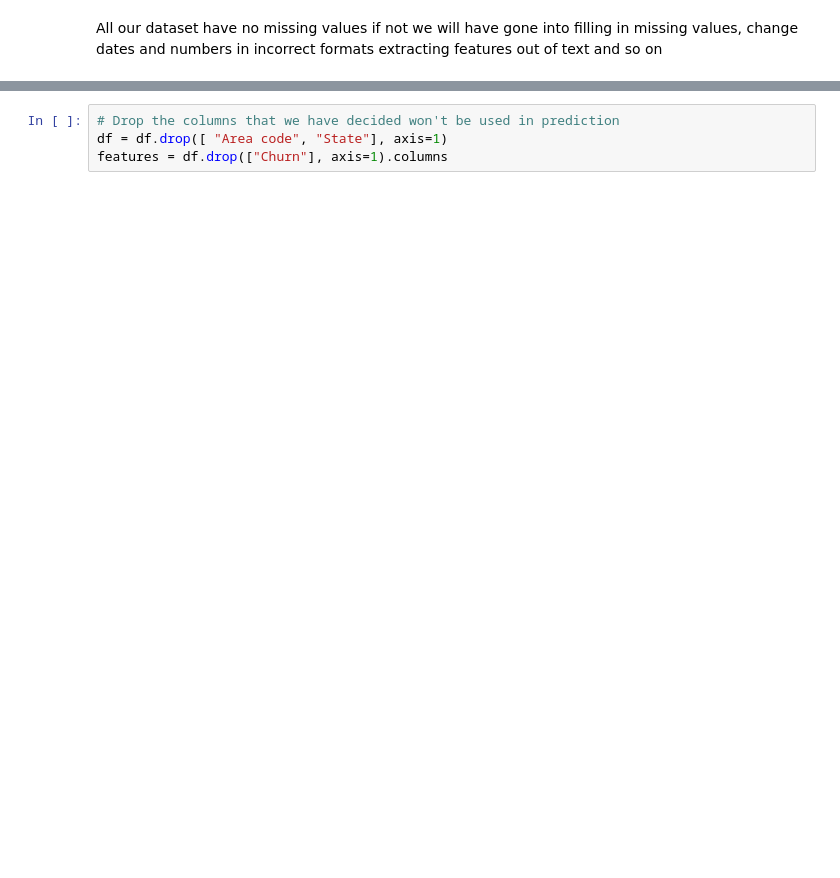
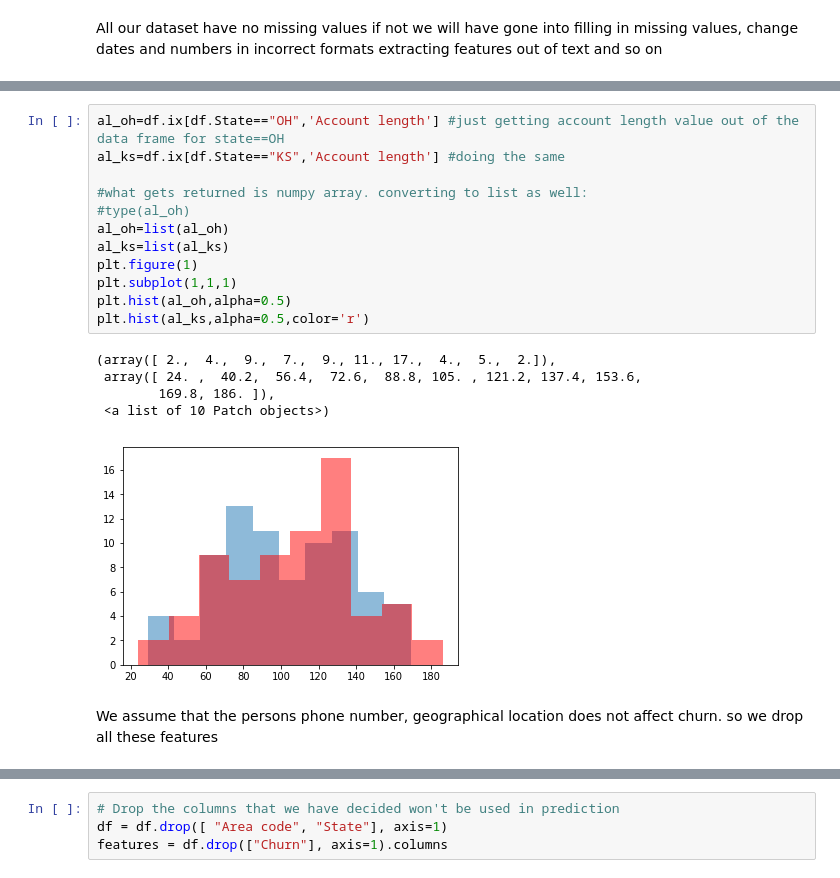
Before and after one commit to constantinembufung/Predicting-Customer-Churn, a Jupyter notebook: Predicting Customer Churn in Telecom Industry.ipynb, the cells around one changed output, grey strips where cells are left out. Saved outputs shown, nothing was run; the diff lists cells and outputs as text; blank space fills up the shorter version.

```diff
--- a/Predicting Customer Churn in Telecom Industry.ipynb
+++ b/Predicting Customer Churn in Telecom Industry.ipynb
@@ -61,0 +116,20 @@ extracting features out of text and so on
+# %%
+al_oh=df.ix[df.State=="OH",'Account length'] #just getting account length value out of the data frame for state==OH
+al_ks=df.ix[df.State=="KS",'Account length'] #doing the same
+
+#what gets returned is numpy array. converting to list as well:
+#type(al_oh)
+al_oh=list(al_oh)
+al_ks=list(al_ks)
+plt.figure(1)
+plt.subplot(1,1,1)
+plt.hist(al_oh,alpha=0.5)
+plt.hist(al_ks,alpha=0.5,color='r')
+# %% [output]
+(array([ 2.,  4.,  9.,  7.,  9., 11., 17.,  4.,  5.,  2.]),
+ array([ 24. ,  40.2,  56.4,  72.6,  88.8, 105. , 121.2, 137.4, 153.6,
+        169.8, 186. ]),
+ <a list of 10 Patch objects>)
+[figure, added]
+# %% [markdown]
+We assume that the persons phone number, geographical location does not affect churn. so we drop all these features
```
Also changed, not shown: parts of 24 cells of this notebook.
